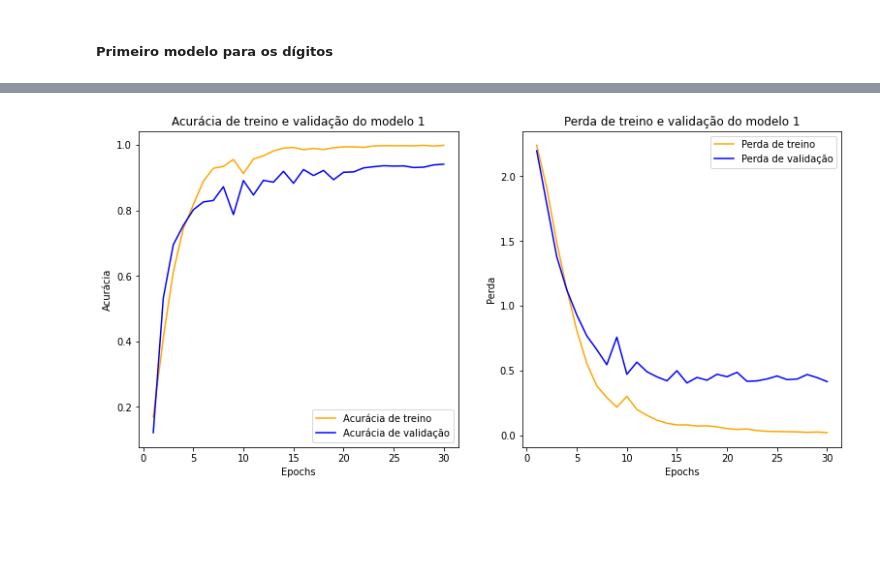
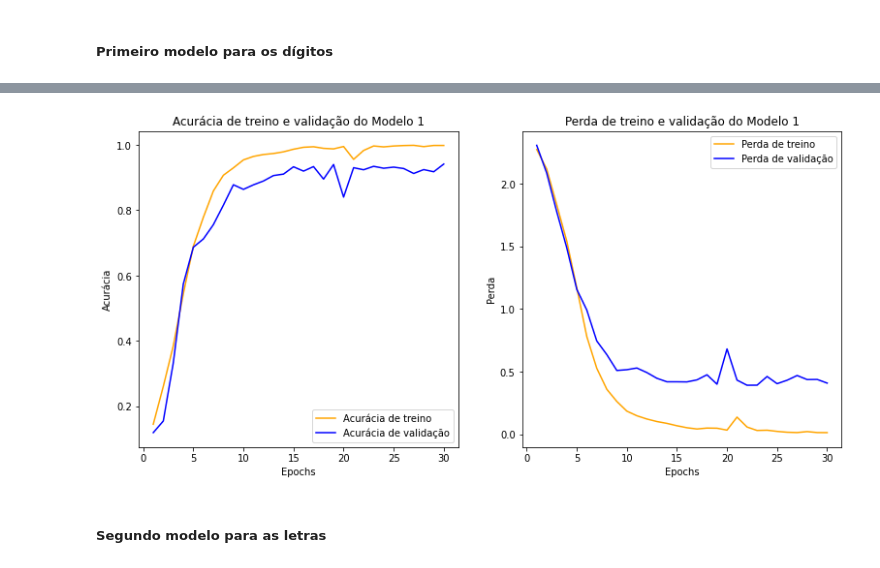
Before and after one commit to chr-lemes/monografia, a Jupyter notebook: Codigo/PrimeiraArquitetura.ipynb, the cells around one changed output, grey strips where cells are left out. Saved outputs shown, nothing was run; the diff lists cells and outputs as text; code cells hidden in the pictures; blank space fills up the shorter version.

Commit message:
Gerado modelo para letras

```diff
--- a/Codigo/PrimeiraArquitetura.ipynb
+++ b/Codigo/PrimeiraArquitetura.ipynb
@@ -34,0 +42,3 @@ vord_func=np.vectorize(ord_func)
+# %%
+temp=np.load('training_label_char.npy')
+np.unique(temp)
@@ -35 +67,12 @@ vord_func=np.vectorize(ord_func)
+# %%
+def load_img_array(file):
+    '''
+    Lê os arquivos com os arrays das imagens. Divide por 255 para normalizar, pois as imagens eram grayscale. Expande o shape do array,
+    pois o keras precisa ler as entradas com 4 dimensões (batch_shape, rows, cols, channels).
+    '''
+    temp=np.load(file)
+    temp=temp.astype('float32')/255
+    temp=np.expand_dims(temp,axis=-1)
+
+    return temp
 # %%
@@ -74,7 +112,11 @@ modelo1 = models.Sequential([
     layers.MaxPooling2D(pool_size=(2,2),
                        strides=2),
     layers.Flatten(),
-    layers.Dense(256,
+    layers.Dense(100,
+                activation='relu'),
+    layers.Dense(100,
+                activation='relu'),
+    layers.Dense(100,
                 activation='relu'),
     layers.Dense(10,
                 activation='softmax')
@@ -122,26 +164,32 @@ Epoch 30/30
 # %%
-epochs=range(1,len(hist_modelo1.history['accuracy'])+1)
+def plotar_acuracia_loss(modelo,nome):
 
-plt.rcParams["figure.figsize"] = (13,6)
+    epochs=range(1,len(modelo.history['accuracy'])+1)
 
-plt.subplot(1, 2, 1)
+    plt.rcParams["figure.figsize"] = (13,6)
 
-plt.plot(epochs, hist_modelo1.history['accuracy'], color='orange', label='Acurácia de treino')
-plt.plot(epochs,hist_modelo1.history['val_accuracy'], 'b', label ='Acurácia de validação')
-plt.title('Acurácia de treino e validação do modelo 1')
-plt.xlabel('Epochs')
-plt.ylabel('Acurácia')
-plt.legend()
+    plt.subplot(1, 2, 1)
 
-plt.subplot(1, 2, 2)
+    plt.plot(epochs,modelo.history['accuracy'], color='orange', label='Acurácia de treino')
+    plt.plot(epochs,modelo.history['val_accuracy'], 'b', label ='Acurácia de validação')
+    plt.title('Acurácia de treino e validação do '+nome)
+    plt.xlabel('Epochs')
+    plt.ylabel('Acurácia')
+    plt.legend()
 
-plt.plot(epochs, hist_modelo1.history['loss'], color='orange', label='Perda de treino')
-plt.plot(epochs,hist_modelo1.history['val_loss'], 'b', label ='Perda de validação')
-plt.title('Perda de treino e validação do modelo 1')
-plt.xlabel('Epochs')
-plt.ylabel('Perda')
-plt.legend()
+    plt.subplot(1, 2, 2)
 
-plt.show()
+    plt.plot(epochs,modelo.history['loss'], color='orange', label='Perda de treino')
+    plt.plot(epochs,modelo.history['val_loss'], 'b', label ='Perda de validação')
+    plt.title('Perda de treino e validação do '+nome)
+    plt.xlabel('Epochs')
+    plt.ylabel('Perda')
+    plt.legend()
+
+    plt.show()
+
+plotar_acuracia_loss(hist_modelo1,"Modelo 1")
 # %% [output]
-[figure, old version]
+[figure, new version]
+# %% [markdown]
+##### Segundo modelo para as letras
```
Also changed, not shown: parts of 18 cells of this notebook.
